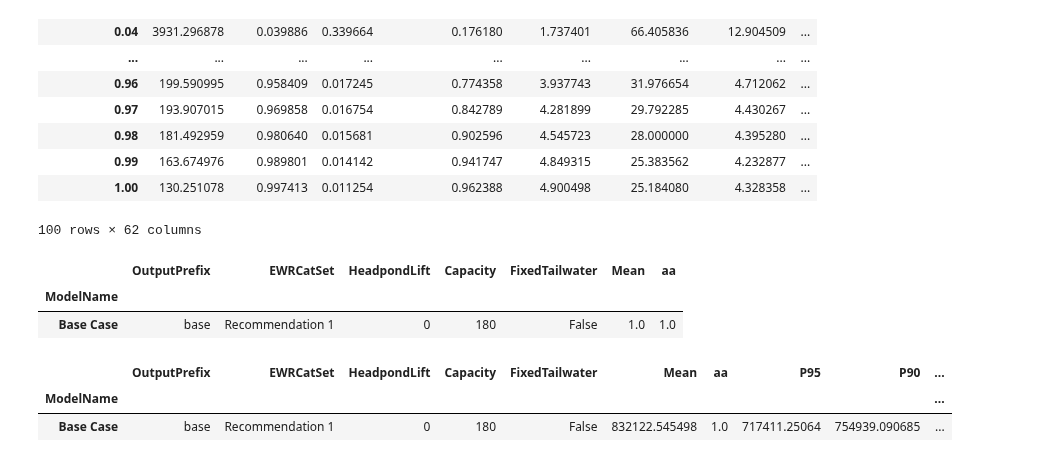
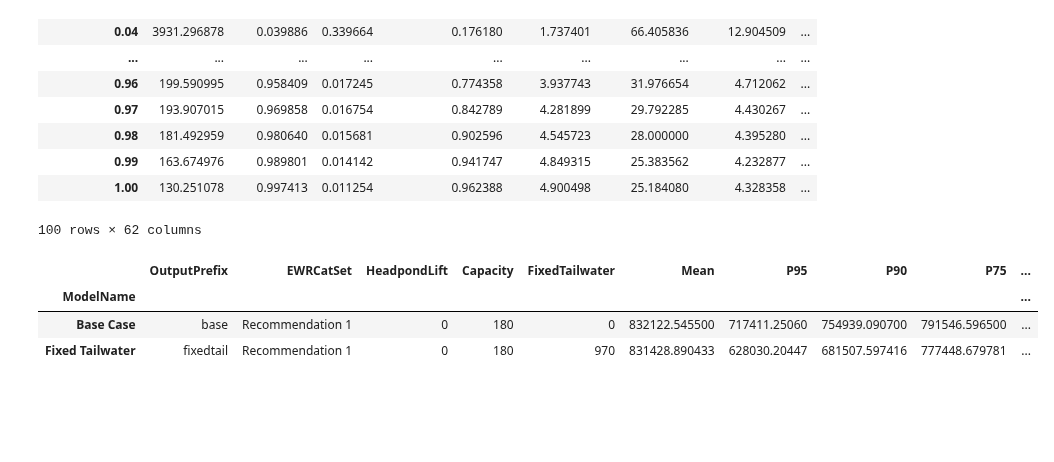
Before and after one commit to AndyFlem/ngonye-notepad, a Jupyter notebook: e_power_energy.ipynb, the cells around one changed output. Cells and saved outputs as stored; diff of their text form; code cells hidden in the pictures; blank space fills up the shorter version.

```diff
--- a/e_power_energy.ipynb
+++ b/e_power_energy.ipynb
@@ -37,7 +37,7 @@ import math
 input_data='./input_data/'
 output_data='./output_data/'
 # %%
-model_name='Base Case'
+model_name='Fixed Tailwater'#'Base Case'
 dryrun=False #Dont write output files
 # %%
 models=pd.read_csv(input_data + "models.csv").set_index('ModelName')
@@ -878,32 +888,26 @@ if dryrun==False:
     weekly_slim.to_csv(output_data+out_prefix+'_pe_weekly_slim.csv')
     calmonthly.to_csv(output_data+out_prefix+'_pe_calmonthly.csv')
     fdc.to_csv(output_data+out_prefix+'_pe_fdc.csv')
-# %%
-models.at[model_name,'aa']=1
-models
-# %% [output]
-|  | OutputPrefix | EWRCatSet | HeadpondLift | Capacity | FixedTailwater | Mean | aa |
-| ModelName |  |  |  |  |  |  |  |
-| Base Case | base | Recommendation 1 | 0 | 180 | False | 1.0 | 1.0 |
 # %%
 models.at[model_name,'Mean']=yearly['Energy'].mean()
 
 models.at[model_name,'P95']=yearly['Energy'].quantile(0.05)
 models.at[model_name,'P90']=yearly['Energy'].quantile(0.10)
 models.at[model_name,'P75']=yearly['Energy'].quantile(0.25)
 models.at[model_name,'P50']=yearly['Energy'].quantile(0.5)
 models.at[model_name,'P25']=yearly['Energy'].quantile(0.75)
 models.at[model_name,'P10']=yearly['Energy'].quantile(0.90)
 models.at[model_name,'P5']=yearly['Energy'].quantile(0.95)
 
 models.at[model_name,'StDev']=yearly['Energy'].std()
-models.at[model_name,'CoefVar']=model['StDev']/model['Mean']
+models.at[model_name,'CoefVar']=models.at[model_name,'StDev']/models.at[model_name,'Mean']
 
 if dryrun==False:
     models.to_csv(input_data + "models.csv")
 
 models
 # %% [output]
-|  | OutputPrefix | EWRCatSet | HeadpondLift | Capacity | FixedTailwater | Mean | aa | P95 | P90 | ... |
+|  | OutputPrefix | EWRCatSet | HeadpondLift | Capacity | FixedTailwater | Mean | P95 | P90 | P75 | ... |
 | ModelName |  |  |  |  |  |  |  |  |  | ... |
-| Base Case | base | Recommendation 1 | 0 | 180 | False | 832122.545498 | 1.0 | 717411.25064 | 754939.090685 | ... |
+| Base Case | base | Recommendation 1 | 0 | 180 | 0 | 832122.545500 | 717411.25060 | 754939.090700 | 791546.596500 | ... |
+| Fixed Tailwater | fixedtail | Recommendation 1 | 0 | 180 | 970 | 831428.890433 | 628030.20447 | 681507.597416 | 777448.679781 | ... |
```
Also changed, not shown: parts of 2 cells of this notebook, 14 other files.
